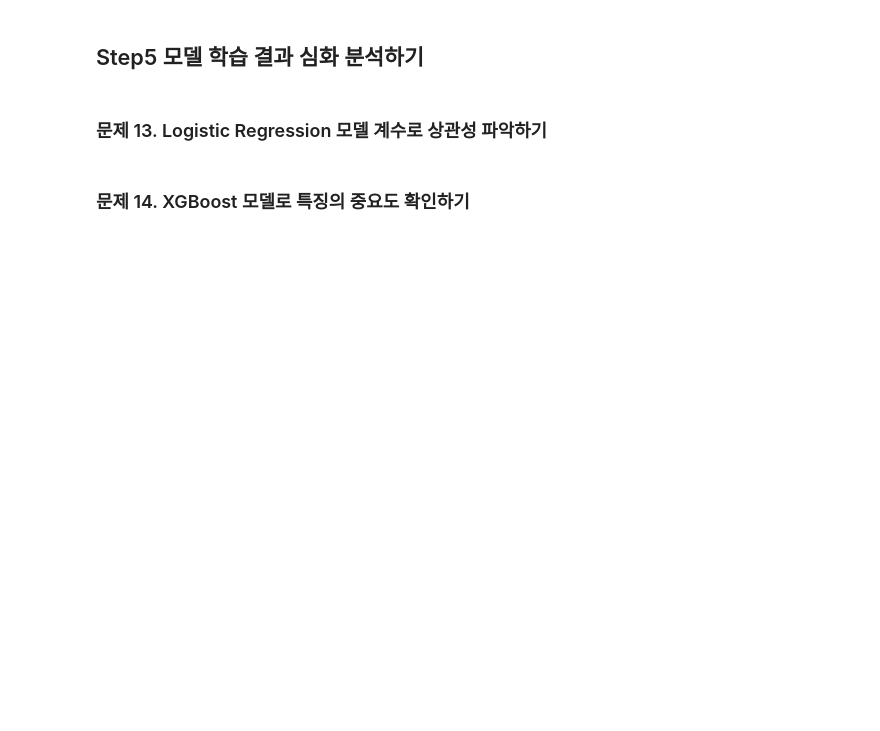
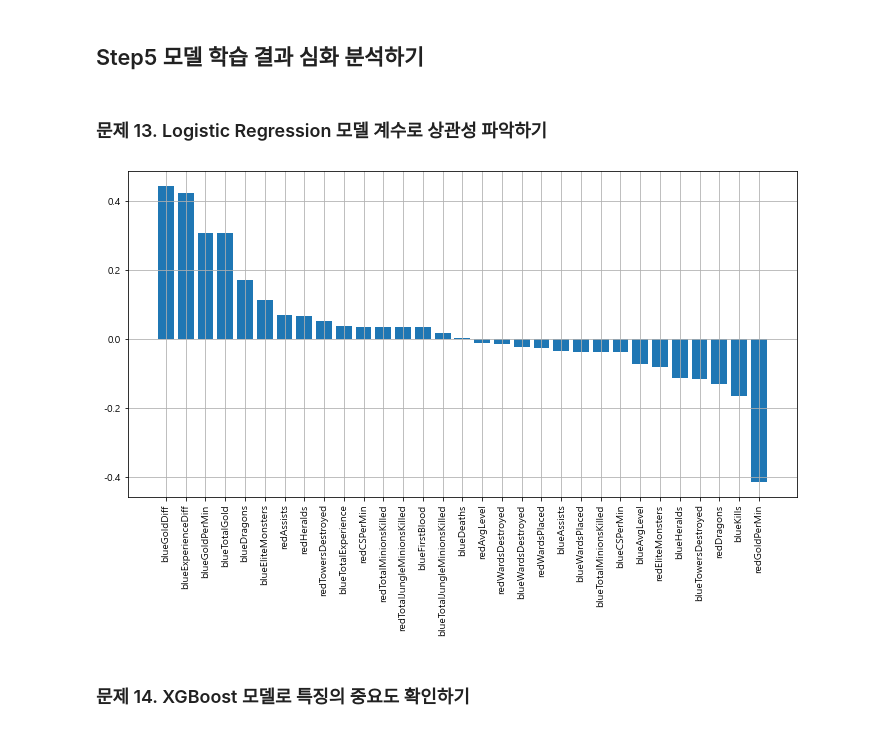
Before and after one commit to LEEHM97/machine-learning-exercises, a Jupyter notebook: 12.리그오브레전드 승리/리그 오브 레전드의 승리 공식.ipynb, the cells around one changed output. Cells and saved outputs as stored; diff of their text form; code cells hidden in the pictures; blank space fills up the shorter version.

```diff
--- a/12.리그오브레전드 승리/리그 오브 레전드의 승리 공식.ipynb
+++ b/12.리그오브레전드 승리/리그 오브 레전드의 승리 공식.ipynb
@@ -309,4 +309,5 @@ print(X_train.shape, X_test.shape, y_train.shape, y_test.shape)
 from sklearn.linear_model import LogisticRegression
 # %%
 # LogisticRegression 모델 생성/학습
-model_lr =
+model_lr = LogisticRegression()
+model_lr.fit(X_train, y_train)
@@ -338,3 +371,15 @@ pred =
+# %%
+# Logistic Regression 모델의 coef_ 속성을 plot하기
+model_coef = pd.DataFrame(data=model_lr.coef_[0], index=X.columns, columns=['Model Coefficient'])
+model_coef.sort_values(by='Model Coefficient', ascending=False, inplace=True)
+
+plt.figure(figsize=(12,6))
+plt.bar(model_coef.index, model_coef['Model Coefficient'])
+plt.grid()
+plt.xticks(rotation=90)
+plt.show()
+# %% [output]
+[figure, added]
 # %% [markdown]
 ### 문제 14. XGBoost 모델로 특징의 중요도 확인하기
 # %%
```
Also changed, not shown: parts of 9 cells of this notebook.
